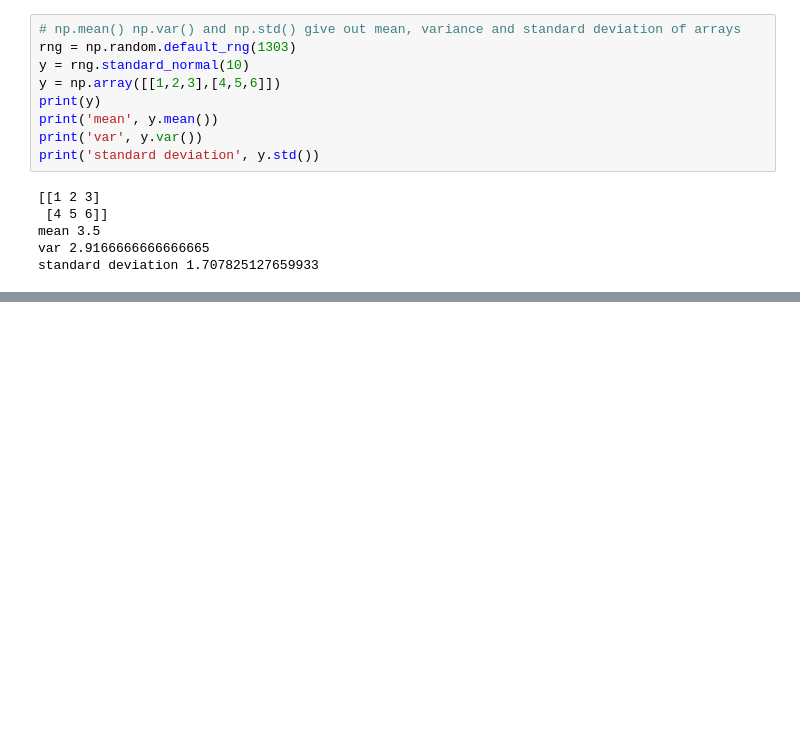
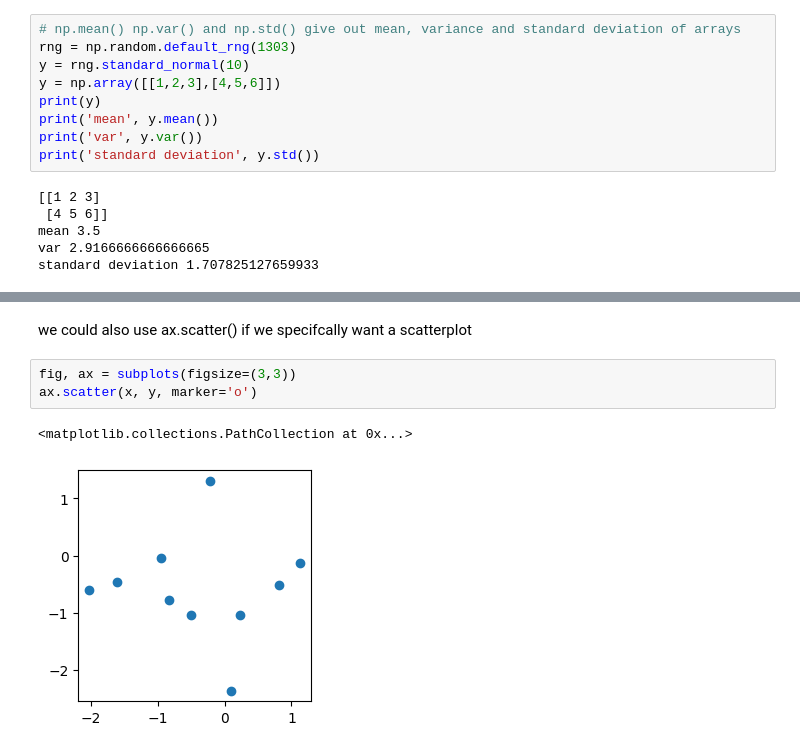
Before and after one commit to aryanshygun/ISP, a Jupyter notebook: chapter2/ISL_chapter2.ipynb, the cells around one changed output, grey strips where cells are left out. Saved outputs shown, nothing was run; the diff lists cells and outputs as text; blank space fills up the shorter version.

```diff
--- a/chapter2/ISL_chapter2.ipynb
+++ b/chapter2/ISL_chapter2.ipynb
@@ -122,0 +237,8 @@ Average:
+# %% [markdown]
+we could also use ax.scatter() if we specifcally want a scatterplot
+# %%
+fig, ax = subplots(figsize=(3,3))
+ax.scatter(x, y, marker='o')
+# %% [output]
+<matplotlib.collections.PathCollection at 0x...>
+[figure, added]
```
Also changed, not shown: parts of 52 cells of this notebook, 24 other files.
